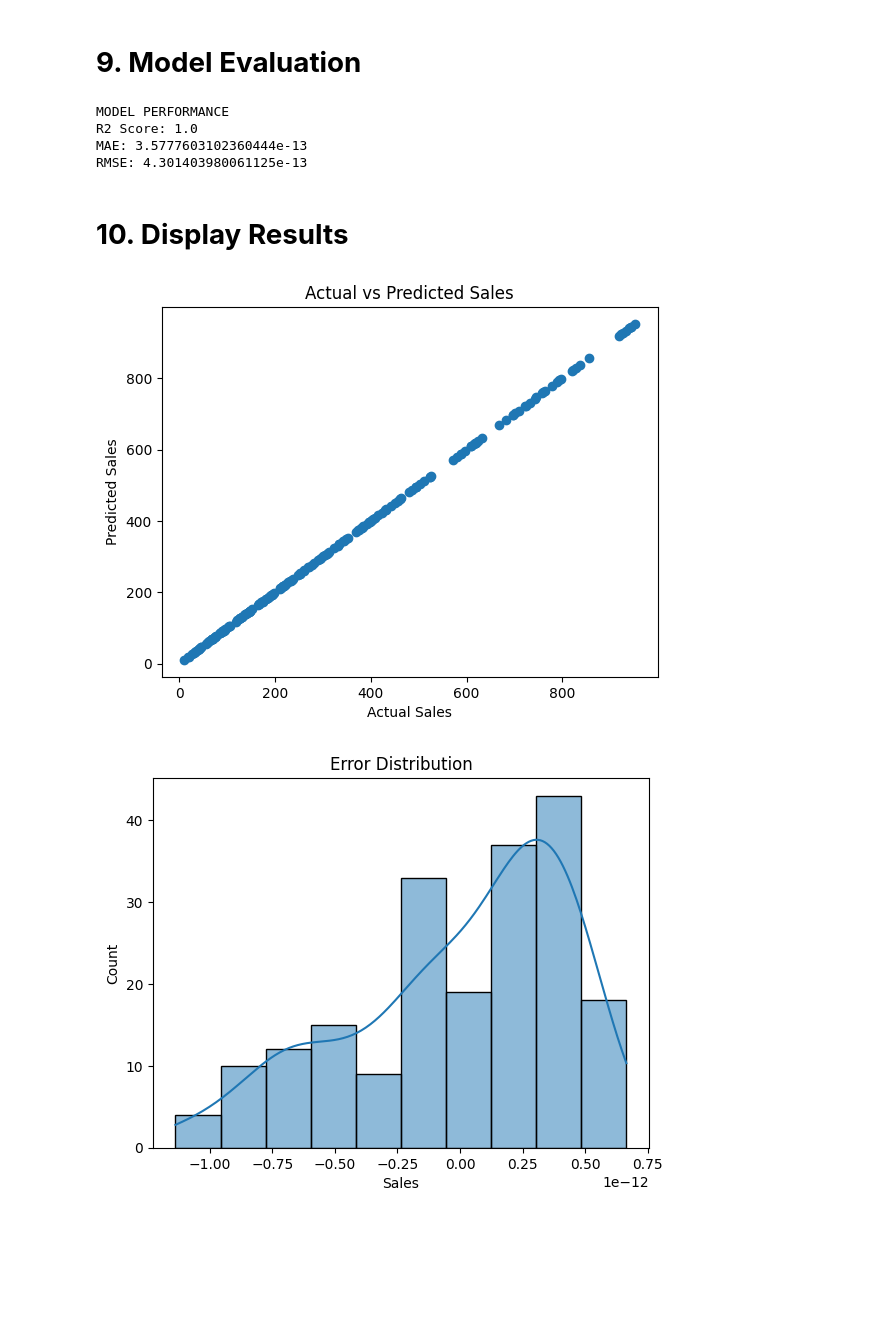
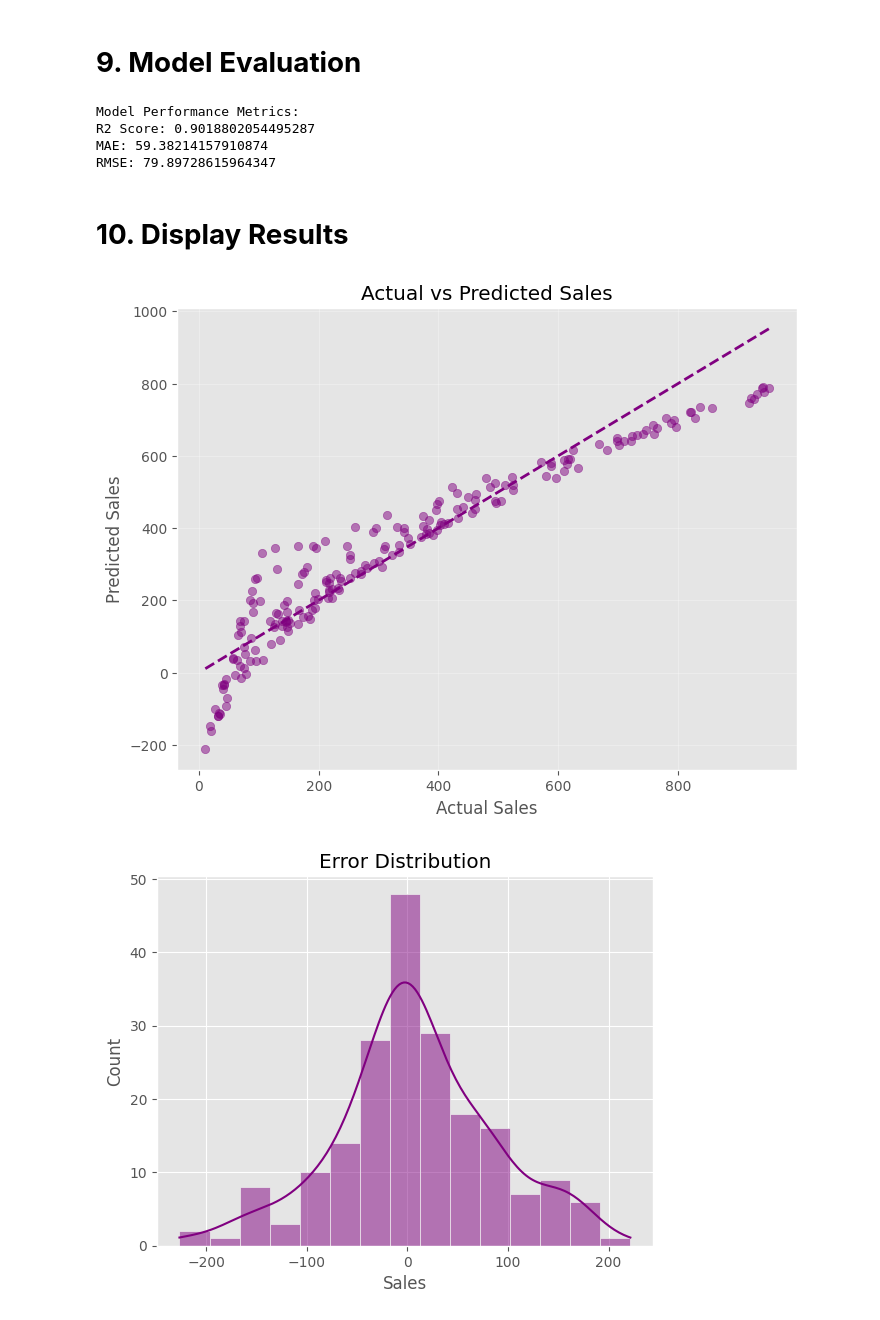
Before and after one commit to kairo-naser/linear-regression, a Jupyter notebook: Linear_regression_ass.ipynb, the cells around one changed output. Saved outputs shown, nothing was run; the diff lists cells and outputs as text; code cells hidden in the pictures; blank space fills up the shorter version.

```diff
--- a/Linear_regression_ass.ipynb
+++ b/Linear_regression_ass.ipynb
@@ -102,6 +100,3 @@ plt.show()
 # %% [markdown]
 # **4. Feature Engineering**
-# %%
-# drop useless columns
-df = df.drop(["Invoice ID", "Date", "Time"], axis=1)
 # %%
@@ -122,13 +122,27 @@ X_train, X_test, y_train, y_test = train_test_split(
 # **7. Scaling**
 # %%
 scaler = StandardScaler()
-
-X_train = scaler.fit_transform(X_train)
-X_test = scaler.transform(X_test)
+# Fit only on training data to prevent leakage
+X_train_scaled = scaler.fit_transform(X_train)
+X_test_scaled = scaler.transform(X_test)
 # %% [markdown]
 # **8. Train model + Predict**
-# %%
-model = LinearRegression()
-model.fit(X_train, y_train)
-
-y_pred = model.predict(X_test)
+# %%
+# Train model
+model = LinearRegression()
+model.fit(X_train_scaled, y_train)
+
+y_pred = model.predict(X_test_scaled)
+
+# Calculate Metrics
+r2 = r2_score(y_test, y_pred)
+mae = mean_absolute_error(y_test, y_pred)
+rmse = np.sqrt(mean_squared_error(y_test, y_pred))
+
+# Cross-Validation to ensure the model is robust
+cv_r2 = cross_val_score(model, X_train_scaled, y_train, cv=5).mean()
+
+print(f"R2 Score: {r2:.4f}")
+print(f"Cross-Validated R2: {cv_r2:.4f}")
+print(f"MAE: {mae:.2f}")
+print(f"RMSE: {rmse:.2f}")
@@ -140,32 +159,44 @@ rmse = np.sqrt(mse)
 mae = mean_absolute_error(y_test, y_pred)
 r2 = r2_score(y_test, y_pred)
 
-print("MODEL PERFORMANCE")
+print("Model Performance Metrics:")
 print("R2 Score:", r2)
 print("MAE:", mae)
 print("RMSE:", rmse)
 # %% [output]
-MODEL PERFORMANCE
-R2 Score: 1.0
-MAE: 3.5777603102360444e-13
-RMSE: 4.301403980061125e-13
+Model Performance Metrics:
+R2 Score: 0.9018802054495287
+MAE: 59.38214157910874
+RMSE: 79.89728615964347
 # %% [markdown]
 # **10. Display Results**
 # %%
-# Actual vs Predicted
-plt.scatter(y_test, y_pred)
+plt.figure(figsize=(8,6))
+
+plt.scatter(y_test, y_pred, alpha=0.5, color="purple")
+
+plt.plot(
+    [y_test.min(), y_test.max()],
+    [y_test.min(), y_test.max()],
+    linestyle="--",
+    color="purple",
+    linewidth=2
+)
+
 plt.xlabel("Actual Sales")
 plt.ylabel("Predicted Sales")
 plt.title("Actual vs Predicted Sales")
+
+plt.grid(True, alpha=0.3)
 plt.show()
 # %% [output]
-[figure, old version]
+[figure, new version]
 # %%
 # Residuals
 residuals = y_test - y_pred
 
-sns.histplot(residuals, kde=True)
+sns.histplot(residuals, kde=True, color='purple')
 plt.title("Error Distribution")
 plt.show()
 # %% [output]
-[figure, old version]
+[figure, new version]
```
Also changed, not shown: parts of 11 cells of this notebook, 1 other file.
